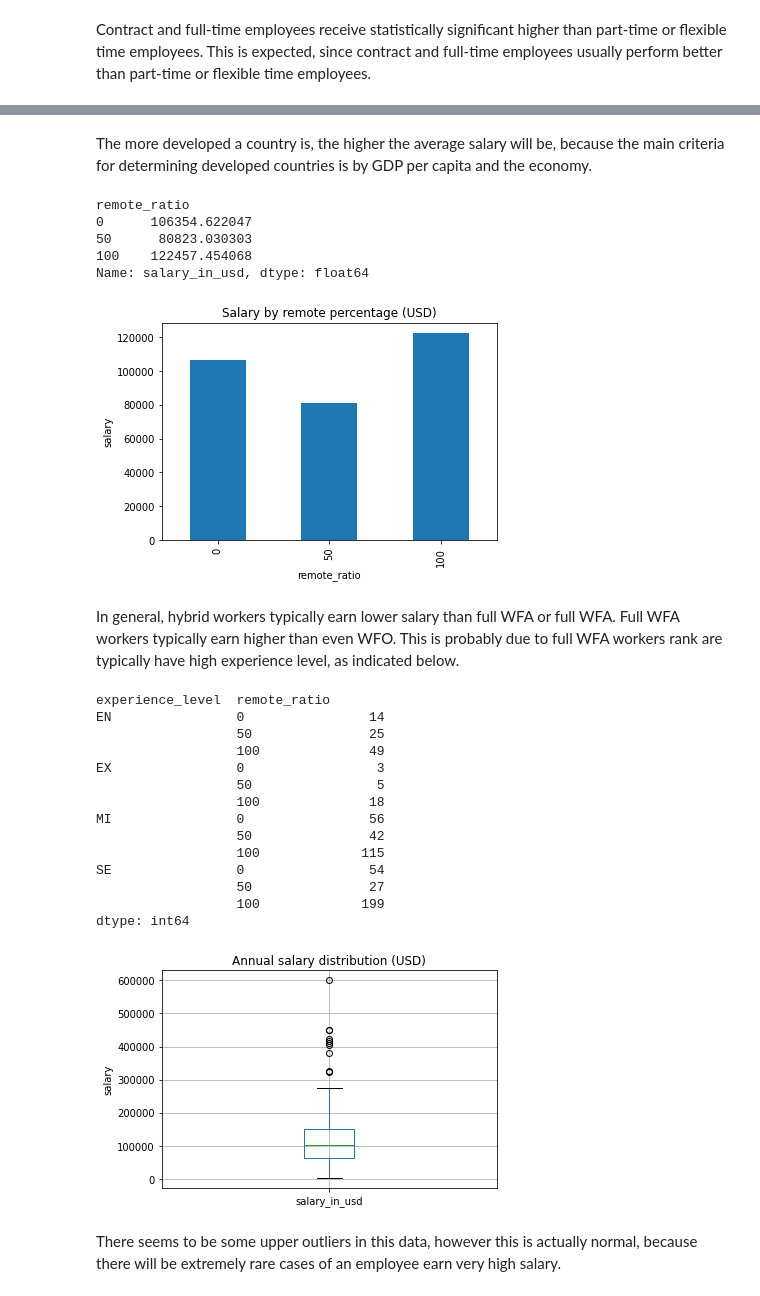
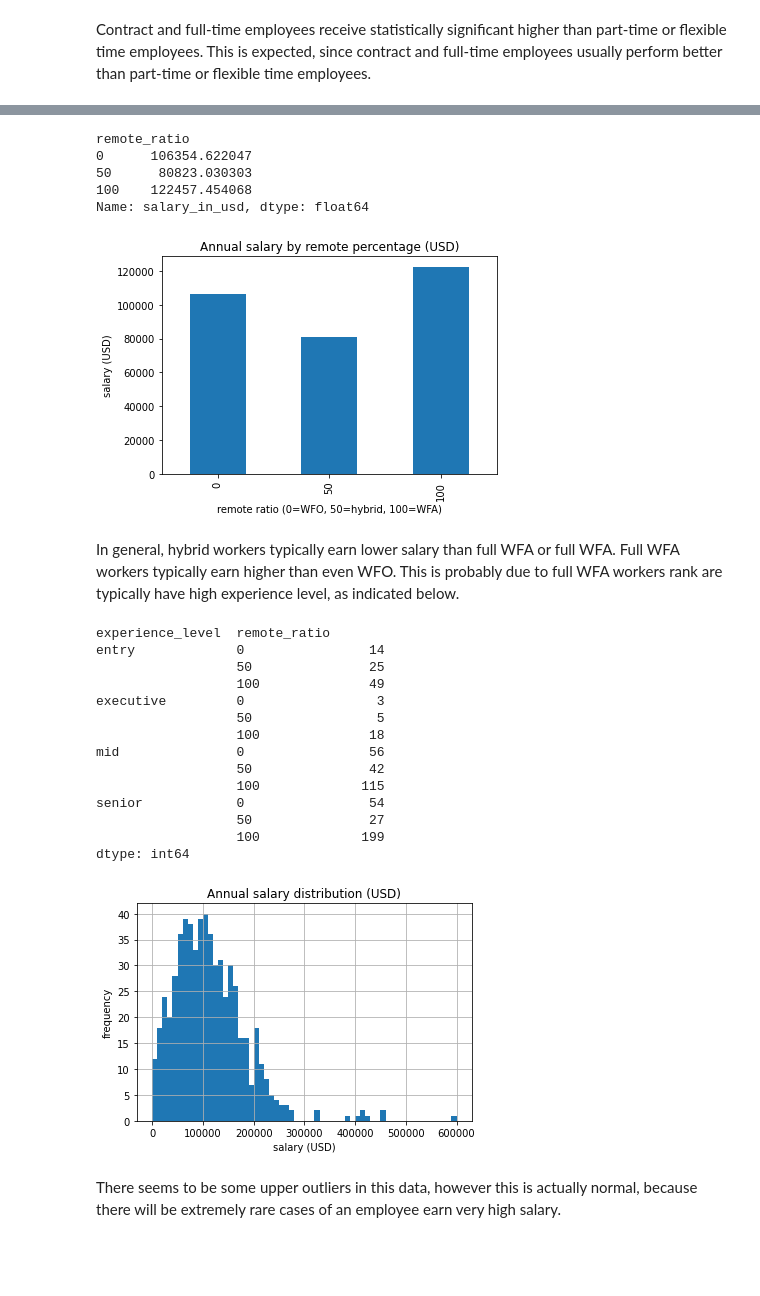
Before and after one commit to EvanKA/tetris-capstone, a Jupyter notebook: capstone_045_evan_kurnia_alim.ipynb, the cells around one changed output, grey strips where cells are left out. Saved outputs shown, nothing was run; the diff lists cells and outputs as text; code cells hidden in the pictures; blank space fills up the shorter version.

```diff
--- a/capstone_045_evan_kurnia_alim.ipynb
+++ b/capstone_045_evan_kurnia_alim.ipynb
@@ -40,3 +40,7 @@ remote_ratio          0
 company_location      0
 company_size          0
 dtype: int64
+# %%
+# only select important columns
+ds_salary_df_1 = ds_salary_df_1[['work_year', 'experience_level', 'employment_type', 'salary_in_usd', 'remote_ratio', 'company_size']]
+ds_salary_df_1.head()
@@ -42,0 +54,5 @@ dtype: int64
+# %%
+# clarify some abbreviations
+stands_for = {"experience_level":{"EN":"entry", "MI":"mid","SE":"senior", "EX":"executive"}, "employment_type":{"FT":"full-time", "PT":"part-time", "CT":"contract", "FL":"flexible"}}
+ds_salary_df_1 = ds_salary_df_1.replace(stands_for)
+ds_salary_df_1.head()
@@ -151,5 +164,3 @@ plt.show()
-# %% [markdown]
-The more developed a country is, the higher the average salary will be, because the main criteria for determining developed countries is by GDP per capita and the economy.
 # %%
 # average salary by ratio of WFA/WFO
 wfa_salary = ds_salary_df_1.groupby('remote_ratio')['salary_in_usd'].mean()
@@ -163,37 +174,42 @@ Name: salary_in_usd, dtype: float64
 # %%
 # 0 is full WFO, 50 is hybrid, 100 is full WFA
 wfa_salary.plot(kind='bar')
-plt.title('Salary by remote percentage (USD)')
-plt.ylabel('salary')
+plt.title('Annual salary by remote percentage (USD)')
+plt.xlabel('remote ratio (0=WFO, 50=hybrid, 100=WFA)')
+plt.ylabel('salary (USD)')
 plt.show()
 # %% [output]
-[figure, old version]
+[figure, new version]
 # %% [markdown]
 In general, hybrid workers typically earn lower salary than full WFA or full WFA. Full WFA workers typically earn higher than even WFO. This is probably due to full WFA workers rank are typically have high experience level, as indicated below.
 # %%
 ds_salary_df_1.groupby(['experience_level', 'remote_ratio']).size()
 # %% [output]
 experience_level  remote_ratio
-EN                0                14
+entry             0                14
                   50               25
                   100              49
-EX                0                 3
+executive         0                 3
                   50                5
                   100              18
-MI                0                56
+mid               0                56
                   50               42
                   100             115
-SE                0                54
+senior            0                54
                   50               27
                   100             199
 dtype: int64
 # %%
-# overall salary boxplot
-ds_salary_df_1.boxplot(column=['salary_in_usd'])
+# overall salary histogram
+import numpy as np
+
+bins = np.arange(0, 610000, 10000) # maximum annual salary in the data is US$600000
+ds_salary_df_1.hist(column=['salary_in_usd'], bins=bins)
 plt.title('Annual salary distribution (USD)')
-plt.ylabel('salary')
+plt.xlabel('salary (USD)')
+plt.ylabel('frequency')
 plt.show()
 # %% [output]
-[figure, old version]
+[figure, new version]
 # %% [markdown]
 There seems to be some upper outliers in this data, however this is actually normal, because there will be extremely rare cases of an employee earn very high salary.
```
Also changed, not shown: parts of 14 cells of this notebook, 11 other files.
